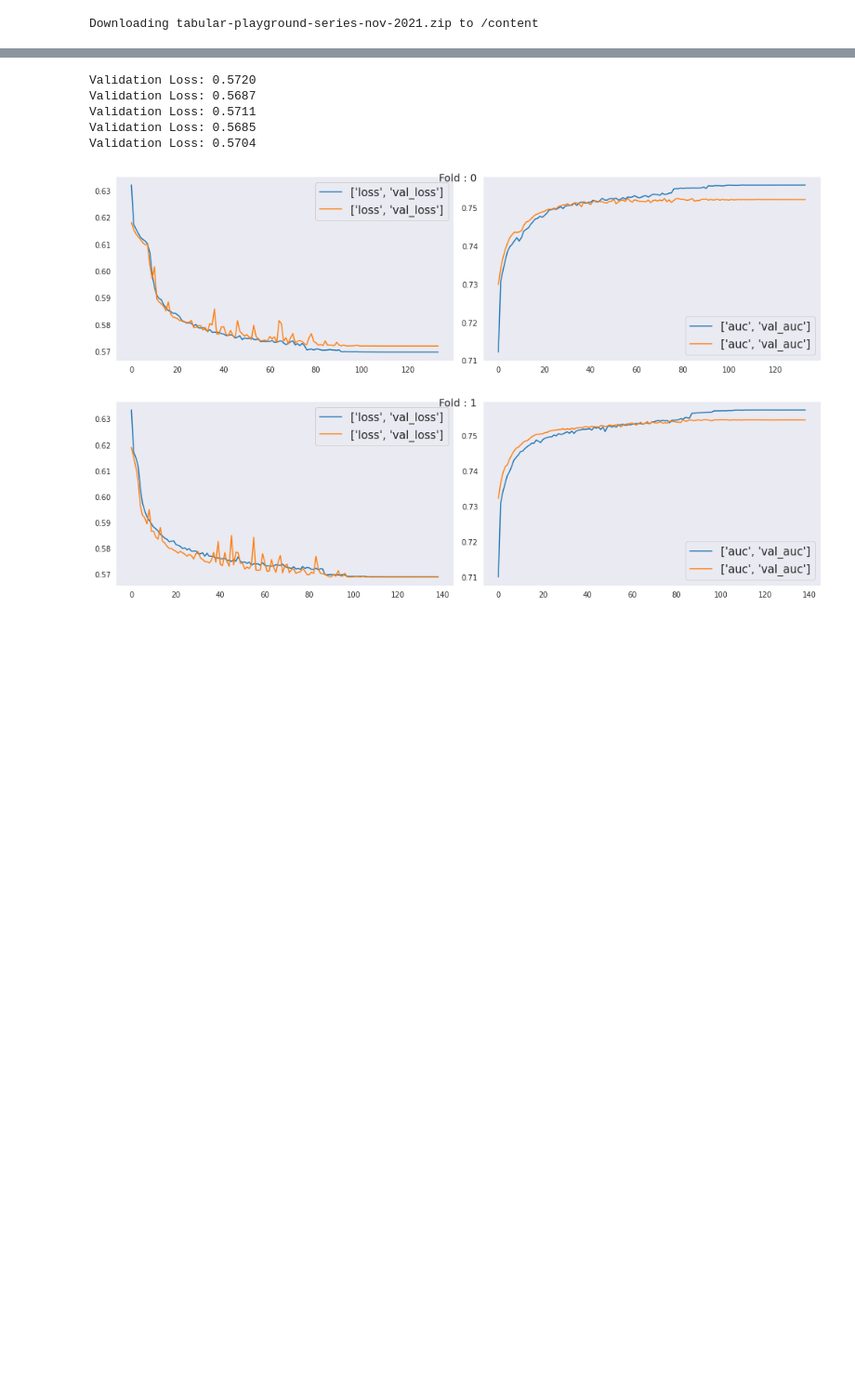
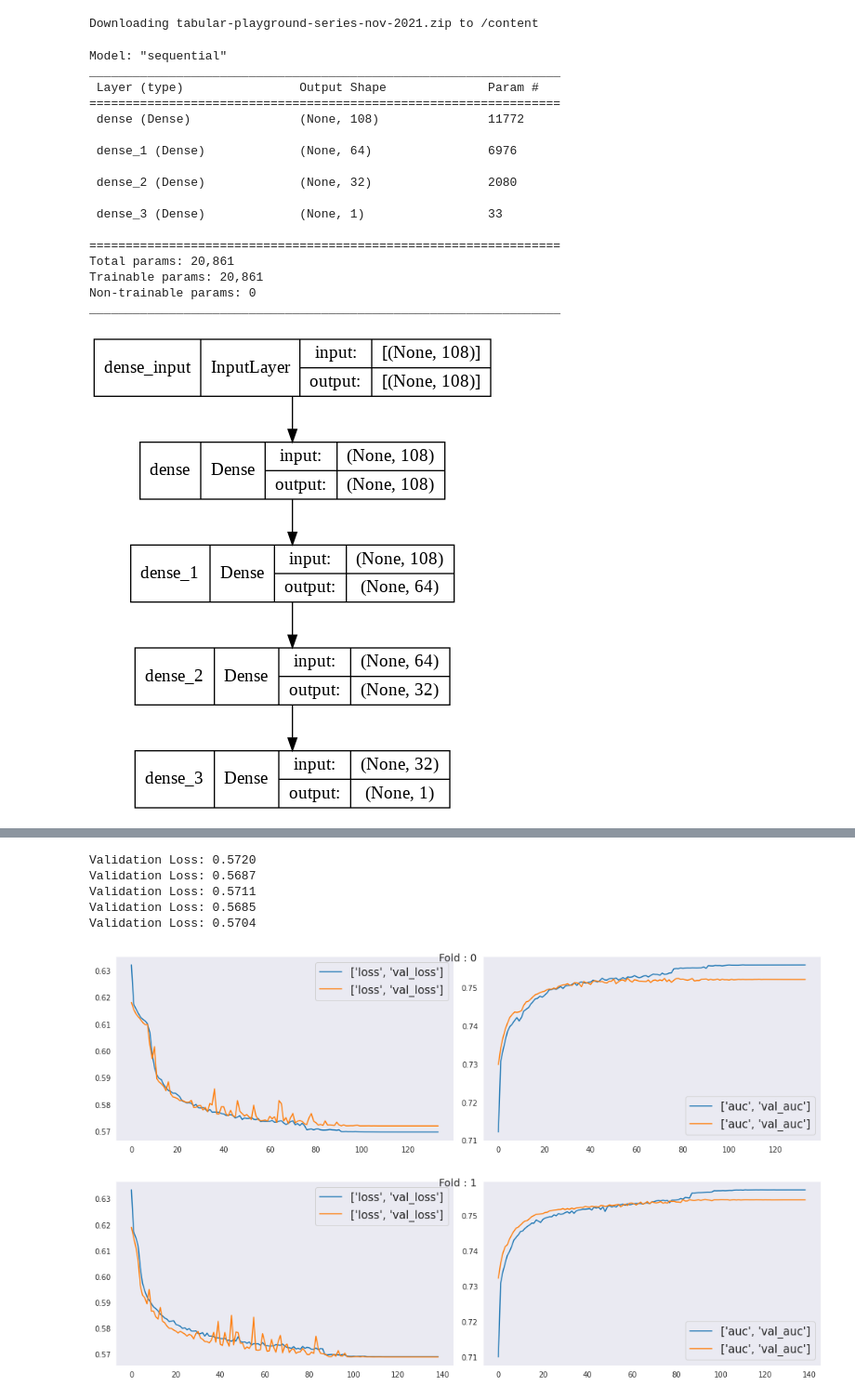
Before and after one commit to riotamoriya/kaggle, a Jupyter notebook: tablar_nov_2021_(2).ipynb, the cells around one changed output, grey strips where cells are left out. Shown at 93% size. Drawn from its saved outputs; the diff is of its cells as text; code cells hidden in the pictures; blank space fills up the shorter version.

```diff
--- a/tablar_nov_2021_(2).ipynb
+++ b/tablar_nov_2021_(2).ipynb
@@ -249,6 +312,31 @@ def load_model(name:str):
     )
 
     return model, early_stopping, plateau
+# %%
+model, _, _ = load_model("test")
+# %%
+model.summary()
+from tensorflow.keras.utils import plot_model
+plot_model(model, to_file='model.png', show_shapes=True)
+# %% [output]
+Model: "sequential"
+_________________________________________________________________
+ Layer (type)                Output Shape              Param #
+=================================================================
+ dense (Dense)               (None, 108)               11772
+
+ dense_1 (Dense)             (None, 64)                6976
+
+ dense_2 (Dense)             (None, 32)                2080
+
+ dense_3 (Dense)             (None, 1)                 33
+
+=================================================================
+Total params: 20,861
+Trainable params: 20,861
+Non-trainable params: 0
+_________________________________________________________________
+[figure, added]
 # %%
 from sklearn.metrics import roc_auc_score, log_loss
 from sklearn.model_selection import KFold, StratifiedKFold
```
Also changed, not shown: parts of 5 cells of this notebook.
